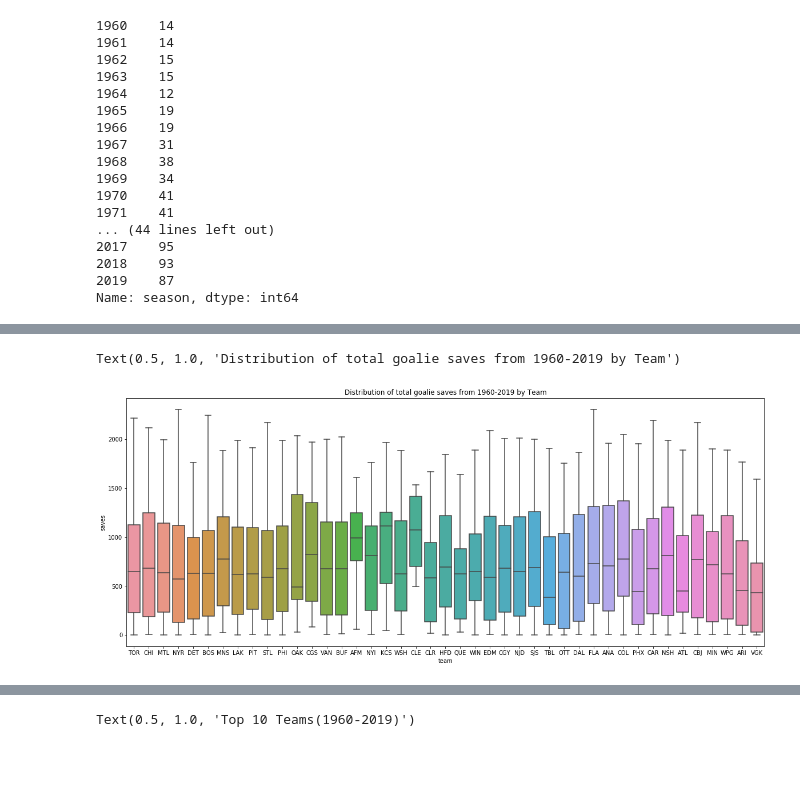
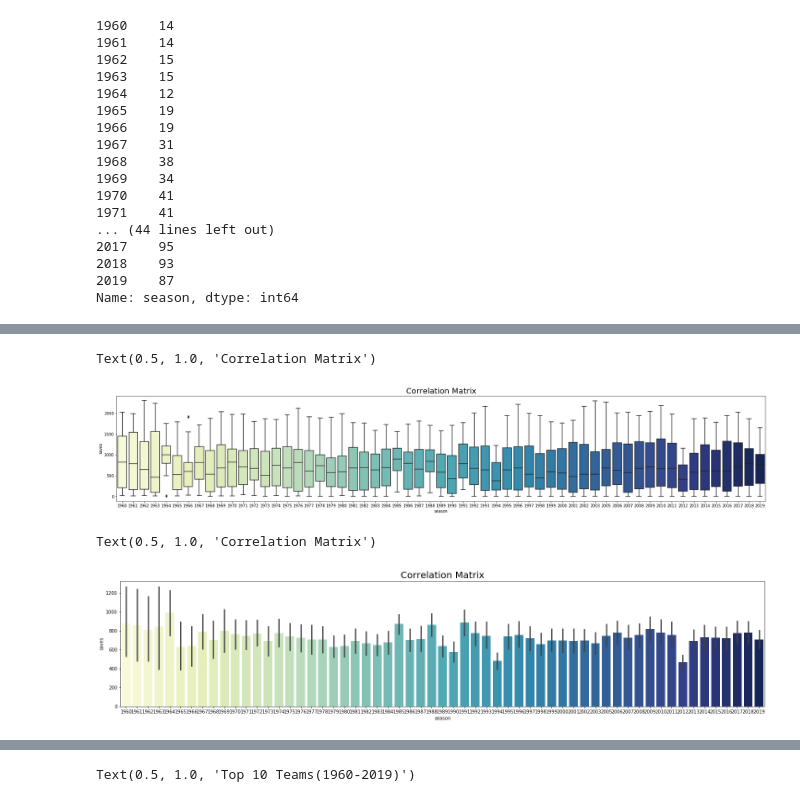
Before and after one commit to adeloureiro/dsm020, a Jupyter notebook: Project.ipynb, the cells around one changed output, grey strips where cells are left out. Saved outputs shown, nothing was run; the diff lists cells and outputs as text; code cells hidden in the pictures; blank space fills up the shorter version.

```diff
--- a/Project.ipynb
+++ b/Project.ipynb
@@ -310,6 +337,14 @@ top100
-# %%
-plt.figure(figsize=(20,8))
-sns.boxplot(x='team',y='saves',data=goalie1).set_title('Distribution of total goalie saves from 1960-2019 by Team')
-# %% [output]
-Text(0.5, 1.0, 'Distribution of total goalie saves from 1960-2019 by Team')
-[figure, removed]
+# %%
+plt.figure(figsize=(30,5))
+sns.boxplot(x='season',y='saves',data=goalie1,palette='YlGnBu')
+plt.title('Correlation Matrix', fontsize=20)
+# %% [output]
+Text(0.5, 1.0, 'Correlation Matrix')
+[figure, added]
+# %%
+plt.figure(figsize=(25,5))
+sns.barplot(x = 'season', y = 'saves', data = goalie1, palette='YlGnBu')
+plt.title('Correlation Matrix', fontsize=20)
+# %% [output]
+Text(0.5, 1.0, 'Correlation Matrix')
+[figure, added]
```
Also changed, not shown: parts of 44 cells of this notebook.
